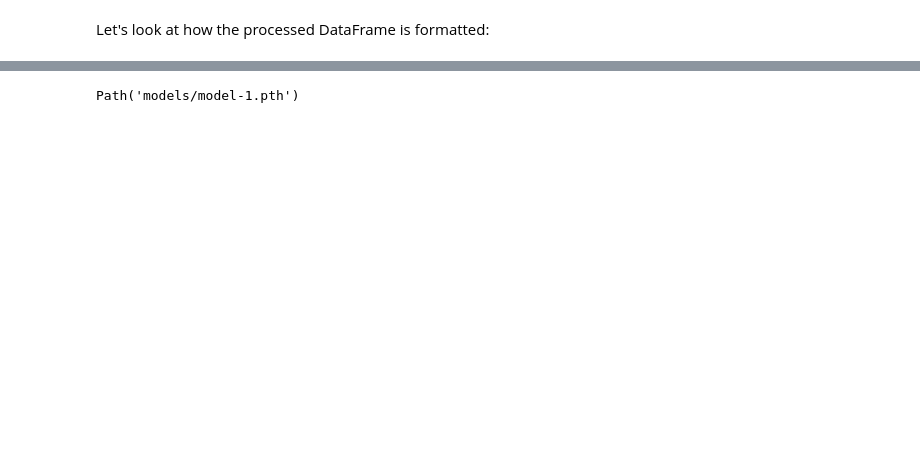
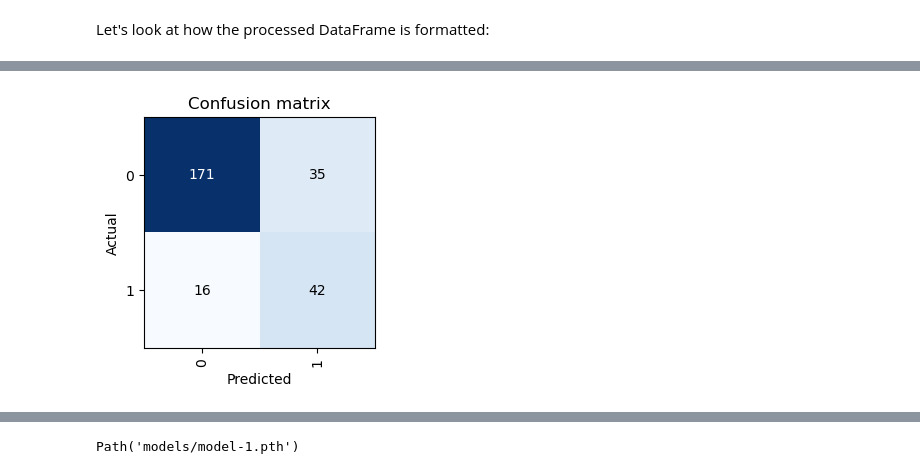
Before and after one commit to MMIV-ML/fastMONAI, a Jupyter notebook: paper/paper.ipynb, the cells around one changed output, grey strips where cells are left out. Cells and saved outputs as stored; diff of their text form; code cells hidden in the pictures; blank space fills up the shorter version.

```diff
--- a/paper/paper.ipynb
+++ b/paper/paper.ipynb
@@ -80,0 +178,3 @@ Let's look at how the processed DataFrame is formatted:
+# %%
+interp.plot_confusion_matrix(figsize=(3,3))
+# %% [output]
@@ -80,0 +182 @@ Let's look at how the processed DataFrame is formatted:
+[figure, added]
```
Also changed, not shown: parts of 131 cells of this notebook, 29 other files.
